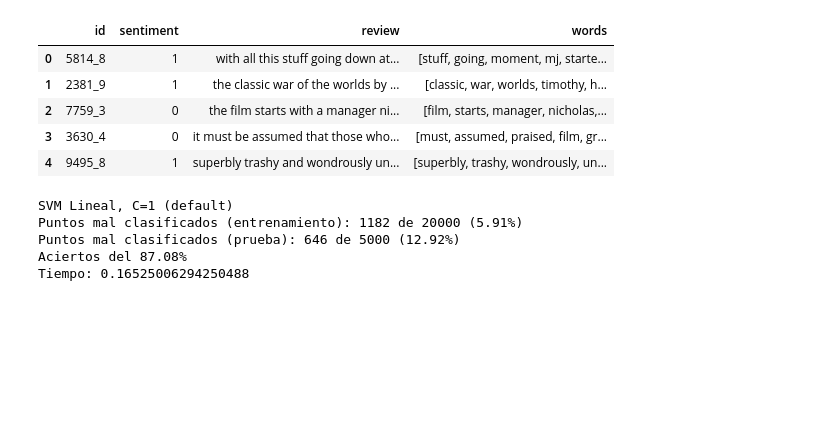
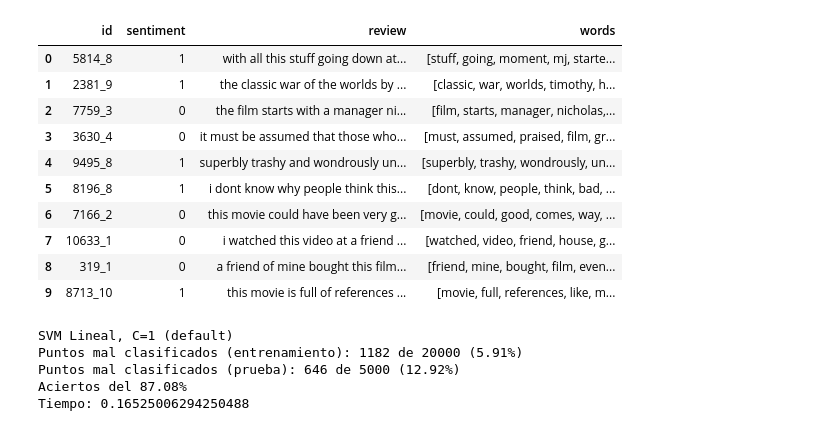
Before and after one commit to rsotoc/pattern-recognition, a Jupyter notebook: Clasificación IV.ipynb, the cells around one changed output. Saved outputs shown, nothing was run; the diff lists cells and outputs as text; code cells hidden in the pictures; blank space fills up the shorter version.

```diff
--- a/Clasificación IV.ipynb
+++ b/Clasificación IV.ipynb
@@ -100,34 +100,39 @@ from nltk.corpus import stopwords
 from sklearn.feature_extraction.text import TfidfVectorizer
 from bs4 import BeautifulSoup
 import re
 
 movies_reviews = pd.read_csv("Movies Reviews/labeledTrainData.tsv", sep='\t')
 
 # Limpiar los documentos. Conservar sólo plabras (alfabéticas) y pasar a minúsculas
 movies_reviews.review = list(map(lambda row: re.sub("[^a-zA-Z]", " ",
                                 BeautifulSoup(row, "lxml").get_text().lower()),
                                  movies_reviews.review))
 
 # Agregar una columna con la conversión de mensajes a listas de palabras
 # Se eliminan las palabras vacías
 stops = set(stopwords.words("english"))
 movies_reviews["words"] = list(map(lambda row: [w for w in row.split() if not w in stops],
                                    movies_reviews.review))
-display(movies_reviews.head())
+display(movies_reviews.head(10))
 
 # Calculo del vector de carcterísticas, utilizano los 4000 términos más importantes
 vectorizer = TfidfVectorizer(stop_words='english', max_features = 4000)
 X_data = vectorizer.fit_transform(movies_reviews.review)
 
 # Generar un arreglo con los valores de clasificación
 Sentiments = np.array([int(x) for x in movies_reviews.sentiment])
 # %% [output]
 |  | id | sentiment | review | words |
 | 0 | 5814_8 | 1 | with all this stuff going down at... | [stuff, going, moment, mj, starte... |
 | 1 | 2381_9 | 1 | the classic war of the worlds by ... | [classic, war, worlds, timothy, h... |
 | 2 | 7759_3 | 0 | the film starts with a manager ni... | [film, starts, manager, nicholas,... |
 | 3 | 3630_4 | 0 | it must be assumed that those who... | [must, assumed, praised, film, gr... |
 | 4 | 9495_8 | 1 | superbly trashy and wondrously un... | [superbly, trashy, wondrously, un... |
+| 5 | 8196_8 | 1 | i dont know why people think this... | [dont, know, people, think, bad, ... |
+| 6 | 7166_2 | 0 | this movie could have been very g... | [movie, could, good, comes, way, ... |
+| 7 | 10633_1 | 0 | i watched this video at a friend ... | [watched, video, friend, house, g... |
+| 8 | 319_1 | 0 | a friend of mine bought this film... | [friend, mine, bought, film, even... |
+| 9 | 8713_10 | 1 | this movie is full of references ... | [movie, full, references, like, m... |
 # %%
 X_train, X_test, y_train, y_test = train_test_split(X_data, Sentiments, test_size=0.2)
 # %%
```
Also changed, not shown: 2 other files.
